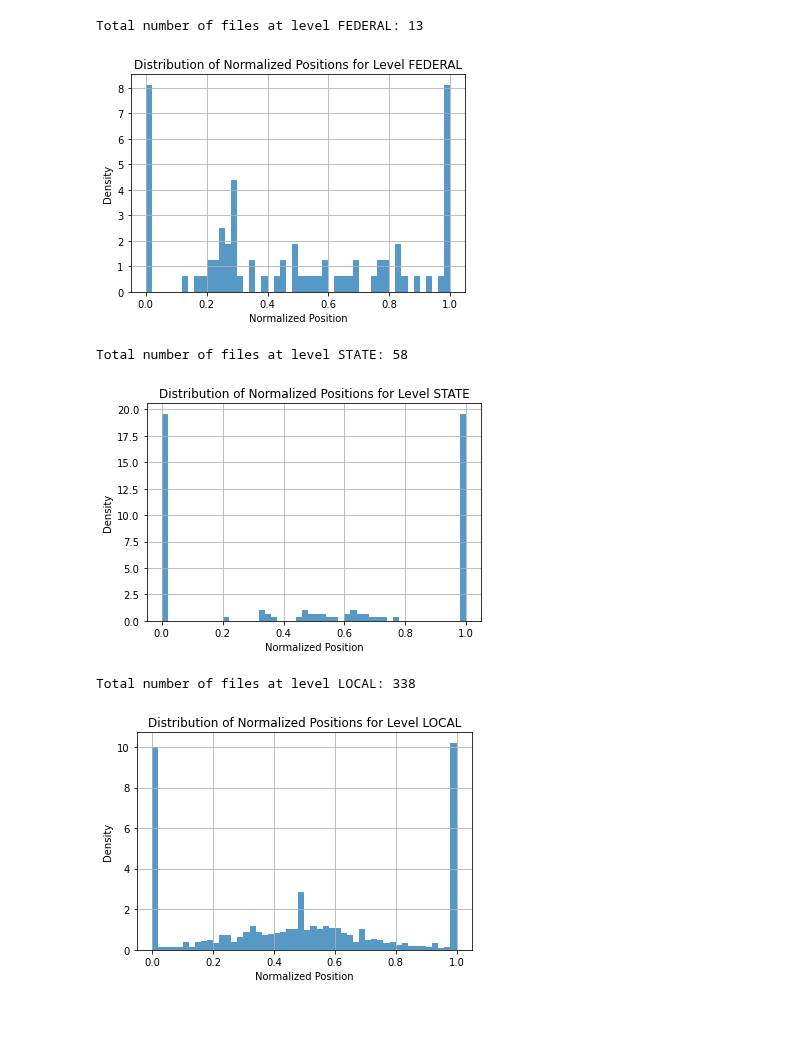
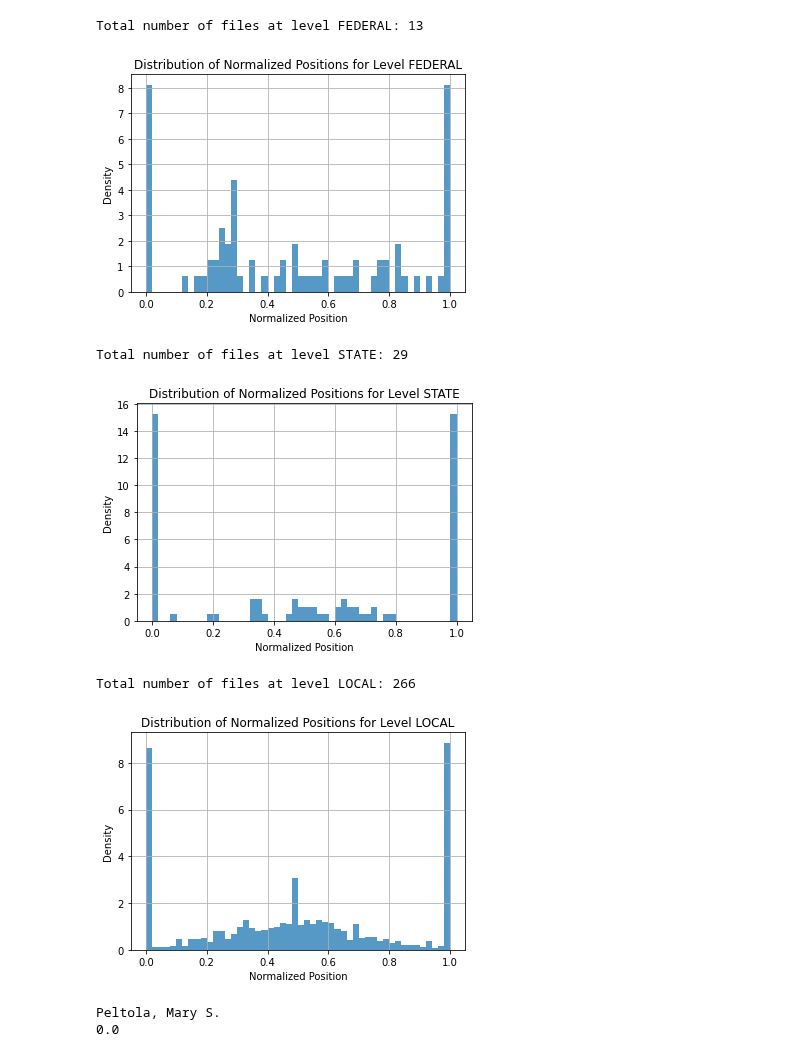
Before and after one commit to ericssimpson/voting-analysis-tools, a Jupyter notebook: cleaned files/candidate_distribution.ipynb, the cells around one changed output. Drawn from its saved outputs; the diff is of its cells as text; code cells hidden in the pictures; blank space fills up the shorter version.

```diff
--- a/cleaned files/candidate_distribution.ipynb
+++ b/cleaned files/candidate_distribution.ipynb
@@ -9,14 +9,16 @@ folder_path = 'null_elections'
 csv_files = [os.path.join(folder_path, f) for f in os.listdir(folder_path) if f.endswith('.csv')]
 
 all_positions = []
-
+total = 0
 for file in csv_files:
     df = pd.read_csv(file)
-    # Step 2: Normalize the 'position' column to the range 0 to 1
-    min_position = df['position'].min()
-    max_position = df['position'].max()
-    df['normalized_position'] = (df['position'] - min_position) / (max_position - min_position)
-    all_positions.extend(df['normalized_position'].values)
+    if len(df["candidate"]) > 2:
+        # Step 2: Normalize the 'position' column to the range 0 to 1
+        min_position = df['position'].min()
+        max_position = df['position'].max()
+        df['normalized_position'] = (df['position'] - min_position) / (max_position - min_position)
+        all_positions.extend(df['normalized_position'].values)
+        total += 1
 
 # Step 3: Aggregate the normalized positions from all files
 all_positions = np.array(all_positions)
@@ -28,4 +30,5 @@ plt.ylabel('Density')
 plt.title('Distribution of Normalized Positions')
 plt.grid(True)
 plt.show()
+print(total)
 # %% [output]
@@ -37,41 +41,55 @@ all_positions = []
 
 for file in csv_files:
     df = pd.read_csv(file)
-    min_position = df['position'].min()
-    max_position = df['position'].max()
-    df['normalized_position'] = (df['position'] - min_position) / (max_position - min_position)
-    df['filename'] = os.path.basename(file)  # Add filename to the DataFrame
-    all_positions.append(df)
+    if len(df["candidate"]) > 2:
+        min_position = df['position'].min()
+        max_position = df['position'].max()
+        df['normalized_position'] = (df['position'] - min_position) / (max_position - min_position)
+        df['filename'] = os.path.basename(file)  # Add filename to the DataFrame
+        all_positions.append(df)
 
 # Combine all positions into a single DataFrame
 all_positions_df = pd.concat(all_positions, ignore_index=True)
 
 # Step 2: Load the additional file containing filenames and levels
 additional_file = 'permissive.csv'
 filename_level_df = pd.read_csv(additional_file)
 
 # Step 3: Merge the normalized positions DataFrame with the filename-level file
 merged_df = pd.merge(all_positions_df, filename_level_df, on='filename')
 
 # Step 4: Plot the distribution for each level
 levels = merged_df['level'].unique()
 
 for level in levels:
     subset = merged_df[merged_df['level'] == level]
     num_files = subset['filename'].nunique()
     print(f"Total number of files at level {level}: {num_files}")
     if not subset.empty:
         plt.figure()
         plt.hist(subset['normalized_position'], bins=50, density=True, alpha=0.75)
         plt.xlabel('Normalized Position')
         plt.ylabel('Density')
         plt.title(f'Distribution of Normalized Positions for Level {level}')
         plt.grid(True)
         plt.show()
 # %% [output]
 Total number of files at level FEDERAL: 13
 [figure]
-Total number of files at level STATE: 58
+Total number of files at level STATE: 29
-[figure, old version]
+[figure, new version]
-Total number of files at level LOCAL: 338
+Total number of files at level LOCAL: 266
-[figure, old version]
+[figure, new version]
+# %%
+
+filename = "Alaska_08162022_HouseofRepresentativesSpecial.csv"
+file = "null_elections/Alaska_08162022_HouseofRepresentativesSpecial.csv"
+winners = pd.read_csv("diff.csv")
+df = pd.read_csv(file)
+winner = (winners.loc[winners["filename"]==filename, "IRV1"]).tolist()[0]
+winner_position = df.loc[df["candidate"]==winner, "position"]
+print(winner)
+print(winner_position.tolist()[0])
+# %% [output]
+Peltola, Mary S.
+0.0
```
Also changed, not shown: parts of 12 cells of this notebook, 6 other files.
